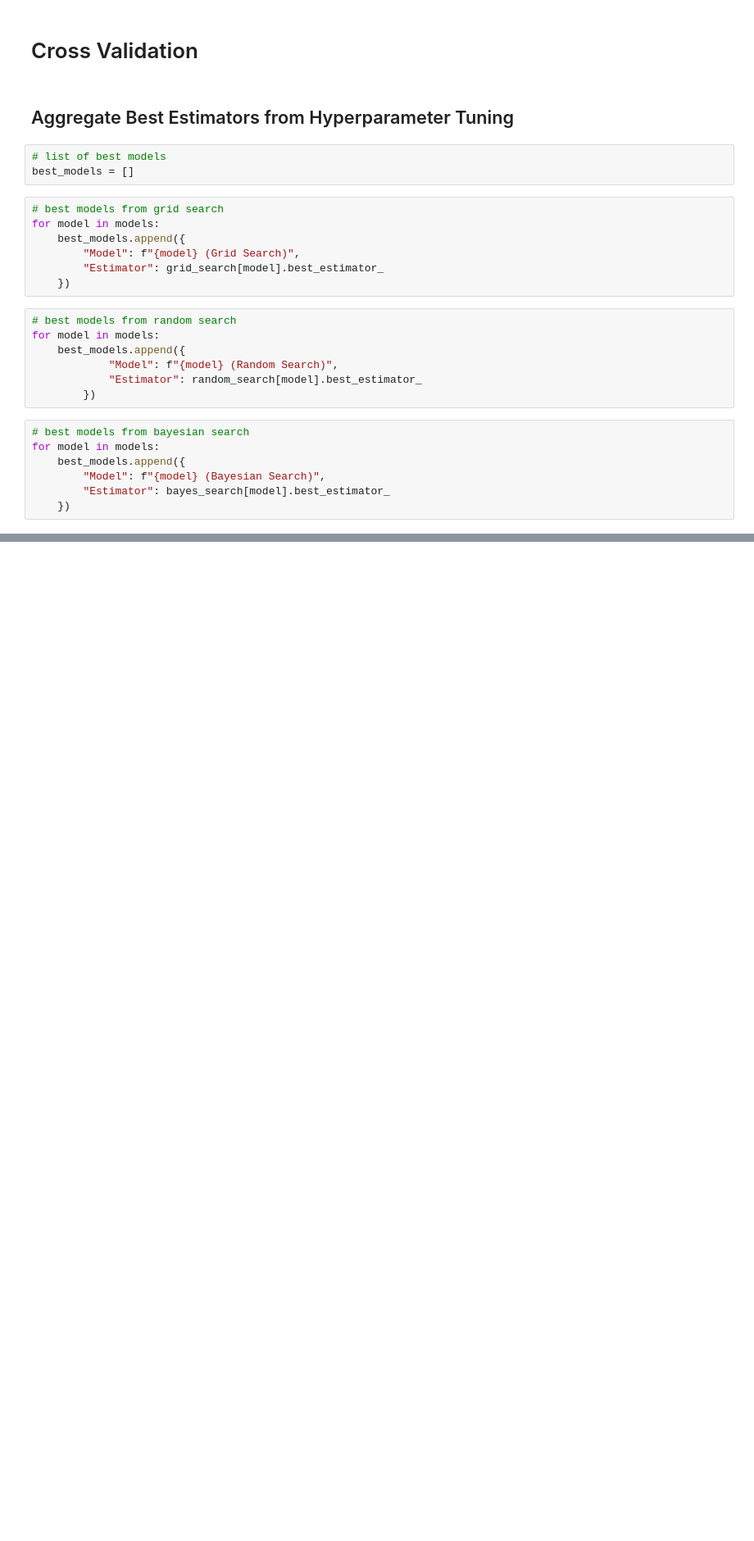
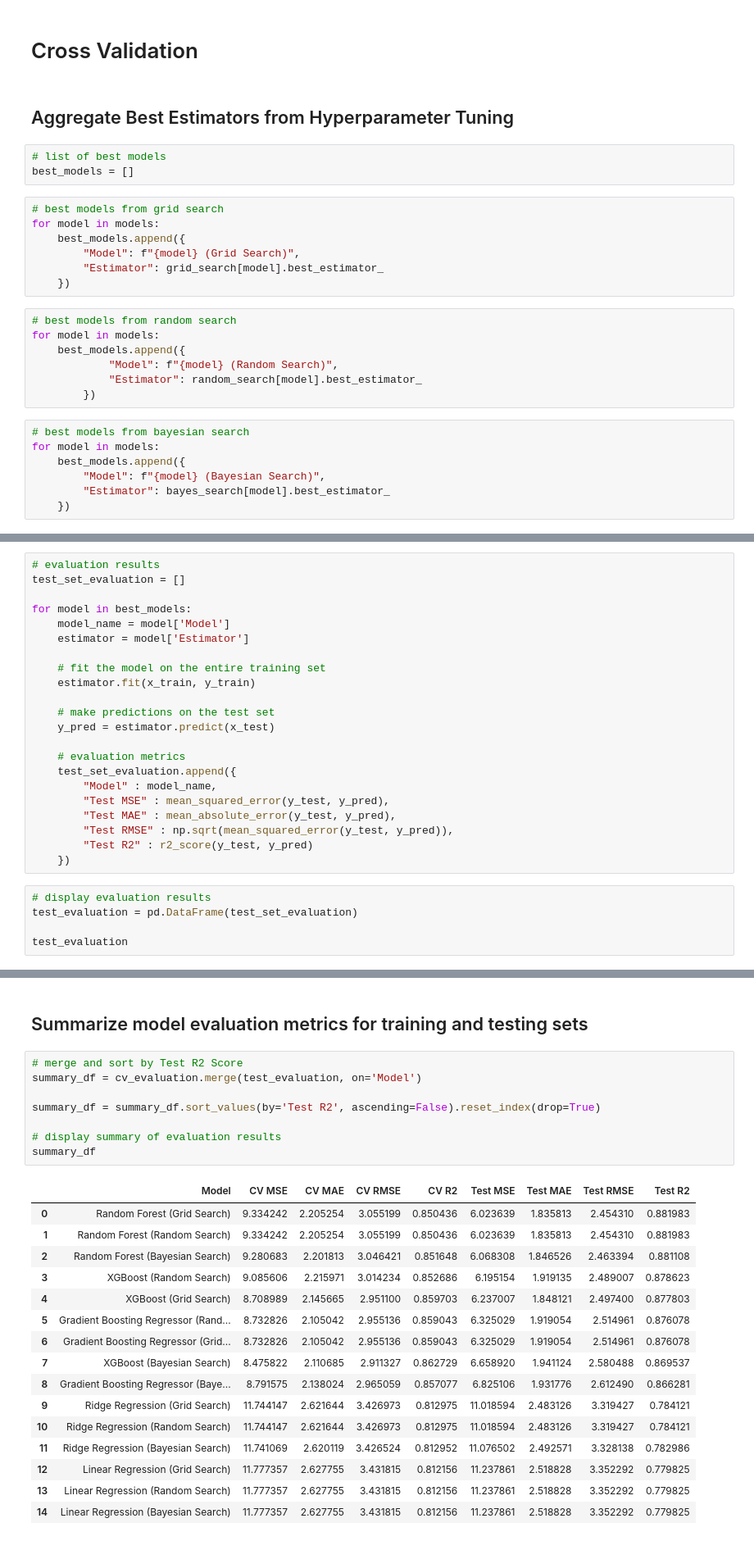
Before and after one commit to tshihab07/MPG-Forecasting-Model, a Jupyter notebook: advanceModeling.ipynb, the cells around one changed output, grey strips where cells are left out. Shown at 82% size. Cells and saved outputs as stored; diff of their text form; blank space fills up the shorter version.

```diff
--- a/advanceModeling.ipynb
+++ b/advanceModeling.ipynb
@@ -299,0 +303,27 @@ evaluation_df
+# %%
+# evaluation results
+test_set_evaluation = []
+
+for model in best_models:
+    model_name = model['Model']
+    estimator = model['Estimator']
+
+    # fit the model on the entire training set
+    estimator.fit(x_train, y_train)
+
+    # make predictions on the test set
+    y_pred = estimator.predict(x_test)
+
+    # evaluation metrics
+    test_set_evaluation.append({
+        "Model" : model_name,
+        "Test MSE" : mean_squared_error(y_test, y_pred),
+        "Test MAE" : mean_absolute_error(y_test, y_pred),
+        "Test RMSE" : np.sqrt(mean_squared_error(y_test, y_pred)),
+        "Test R2" : r2_score(y_test, y_pred)
+    })
+# %%
+# display evaluation results
+test_evaluation = pd.DataFrame(test_set_evaluation)
+
+test_evaluation
@@ -299,0 +347,27 @@ evaluation_df
+# %% [markdown]
+## Summarize model evaluation metrics for training and testing sets
+# %%
+# merge and sort by Test R2 Score
+summary_df = cv_evaluation.merge(test_evaluation, on='Model')
+
+summary_df = summary_df.sort_values(by='Test R2', ascending=False).reset_index(drop=True)
+
+# display summary of evaluation results
+summary_df
+# %% [output]
+|  | Model | CV MSE | CV MAE | CV RMSE | CV R2 | Test MSE | Test MAE | Test RMSE | Test R2 |
+| 0 | Random Forest (Grid Search) | 9.334242 | 2.205254 | 3.055199 | 0.850436 | 6.023639 | 1.835813 | 2.454310 | 0.881983 |
+| 1 | Random Forest (Random Search) | 9.334242 | 2.205254 | 3.055199 | 0.850436 | 6.023639 | 1.835813 | 2.454310 | 0.881983 |
+| 2 | Random Forest (Bayesian Search) | 9.280683 | 2.201813 | 3.046421 | 0.851648 | 6.068308 | 1.846526 | 2.463394 | 0.881108 |
+| 3 | XGBoost (Random Search) | 9.085606 | 2.215971 | 3.014234 | 0.852686 | 6.195154 | 1.919135 | 2.489007 | 0.878623 |
+| 4 | XGBoost (Grid Search) | 8.708989 | 2.145665 | 2.951100 | 0.859703 | 6.237007 | 1.848121 | 2.497400 | 0.877803 |
+| 5 | Gradient Boosting Regressor (Rand... | 8.732826 | 2.105042 | 2.955136 | 0.859043 | 6.325029 | 1.919054 | 2.514961 | 0.876078 |
+| 6 | Gradient Boosting Regressor (Grid... | 8.732826 | 2.105042 | 2.955136 | 0.859043 | 6.325029 | 1.919054 | 2.514961 | 0.876078 |
+| 7 | XGBoost (Bayesian Search) | 8.475822 | 2.110685 | 2.911327 | 0.862729 | 6.658920 | 1.941124 | 2.580488 | 0.869537 |
+| 8 | Gradient Boosting Regressor (Baye... | 8.791575 | 2.138024 | 2.965059 | 0.857077 | 6.825106 | 1.931776 | 2.612490 | 0.866281 |
+| 9 | Ridge Regression (Grid Search) | 11.744147 | 2.621644 | 3.426973 | 0.812975 | 11.018594 | 2.483126 | 3.319427 | 0.784121 |
+| 10 | Ridge Regression (Random Search) | 11.744147 | 2.621644 | 3.426973 | 0.812975 | 11.018594 | 2.483126 | 3.319427 | 0.784121 |
+| 11 | Ridge Regression (Bayesian Search) | 11.741069 | 2.620119 | 3.426524 | 0.812952 | 11.076502 | 2.492571 | 3.328138 | 0.782986 |
+| 12 | Linear Regression (Grid Search) | 11.777357 | 2.627755 | 3.431815 | 0.812156 | 11.237861 | 2.518828 | 3.352292 | 0.779825 |
+| 13 | Linear Regression (Random Search) | 11.777357 | 2.627755 | 3.431815 | 0.812156 | 11.237861 | 2.518828 | 3.352292 | 0.779825 |
+| 14 | Linear Regression (Bayesian Search) | 11.777357 | 2.627755 | 3.431815 | 0.812156 | 11.237861 | 2.518828 | 3.352292 | 0.779825 |
```
Also changed, not shown: parts of 5 cells of this notebook.
